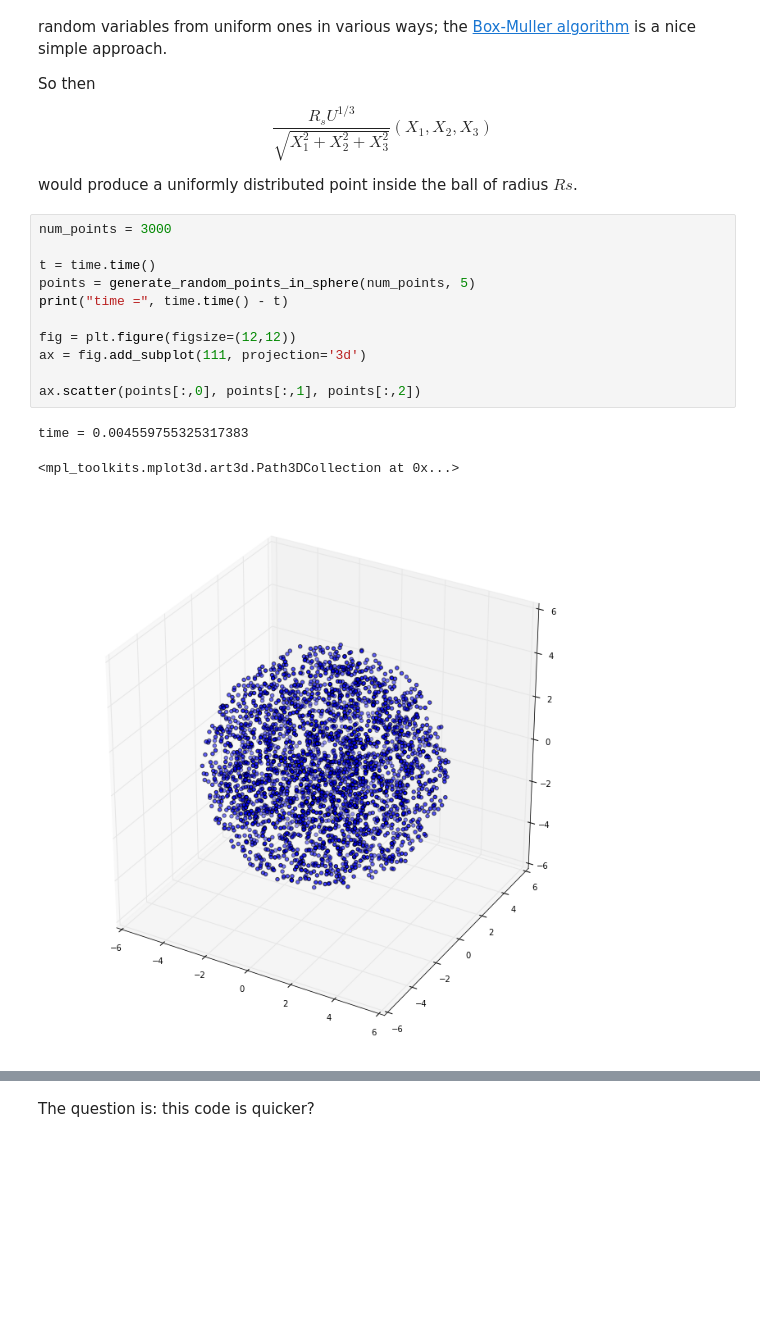
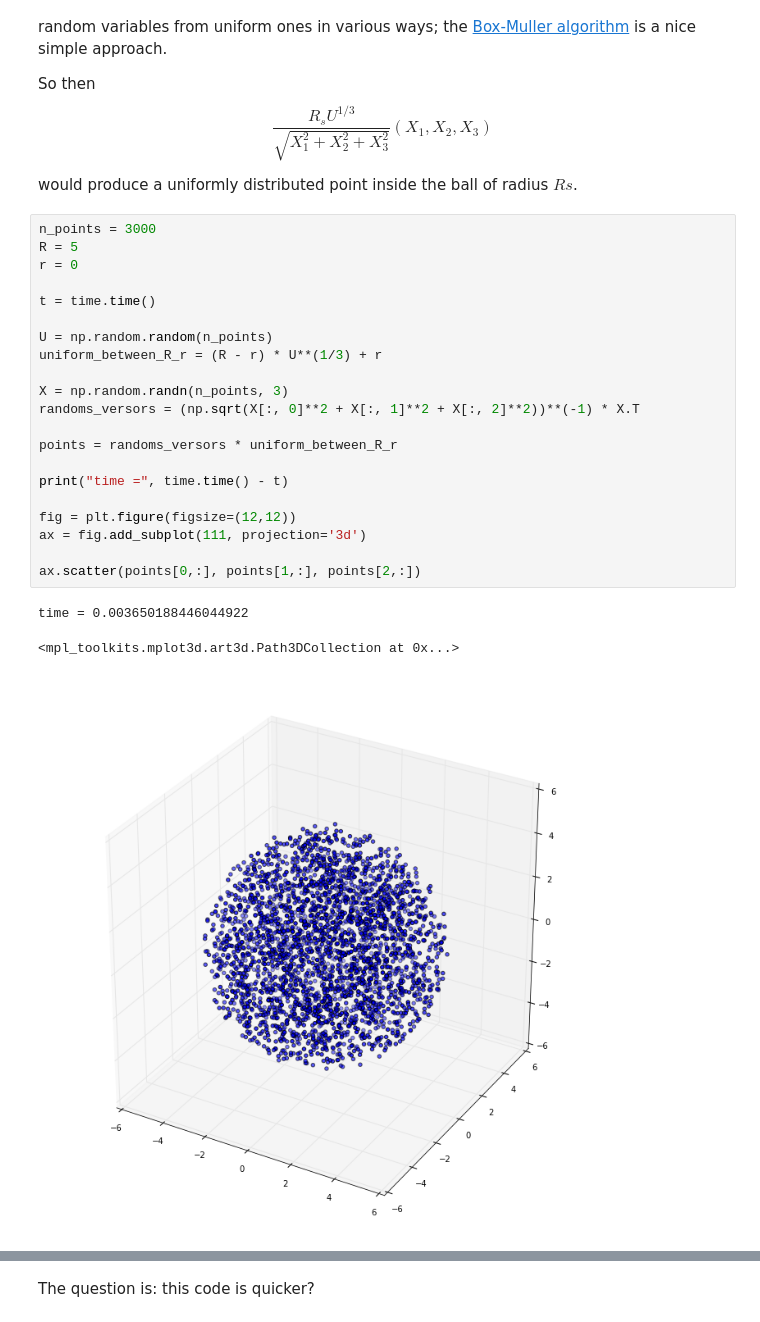
Before and after one commit to pewen/ten, a Jupyter notebook: IPython_notebook/01_Puntos_aleatorios_en_esfera.ipynb, the cells around one changed output, grey strips where cells are left out. Cells and saved outputs as stored; diff of their text form; blank space fills up the shorter version.

```diff
--- a/IPython_notebook/01_Puntos_aleatorios_en_esfera.ipynb
+++ b/IPython_notebook/01_Puntos_aleatorios_en_esfera.ipynb
@@ -131,17 +131,27 @@ So then $$\frac{R_s U^{1/3}}{\sqrt{X_1^2+X_2^2+X_3^2}}(X_1,X_2,X_3)$$
 
 would produce a uniformly distributed point inside the ball of radius $Rs$.
 # %%
-num_points = 3000
+n_points = 3000
+R = 5
+r = 0
 
 t = time.time()
-points = generate_random_points_in_sphere(num_points, 5)
+
+U = np.random.random(n_points)
+uniform_between_R_r = (R - r) * U**(1/3) + r
+
+X = np.random.randn(n_points, 3)
+randoms_versors = (np.sqrt(X[:, 0]**2 + X[:, 1]**2 + X[:, 2]**2))**(-1) * X.T
+
+points = randoms_versors * uniform_between_R_r
+
 print("time =", time.time() - t)
 
 fig = plt.figure(figsize=(12,12))
 ax = fig.add_subplot(111, projection='3d')
 
-ax.scatter(points[:,0], points[:,1], points[:,2])
+ax.scatter(points[0,:], points[1,:], points[2,:])
 # %% [output]
-time = 0.004559755325317383
+time = 0.003650188446044922
 <mpl_toolkits.mplot3d.art3d.Path3DCollection at 0x...>
-[figure, old version]
+[figure, new version]
```
Also changed, not shown: parts of 6 cells of this notebook.
